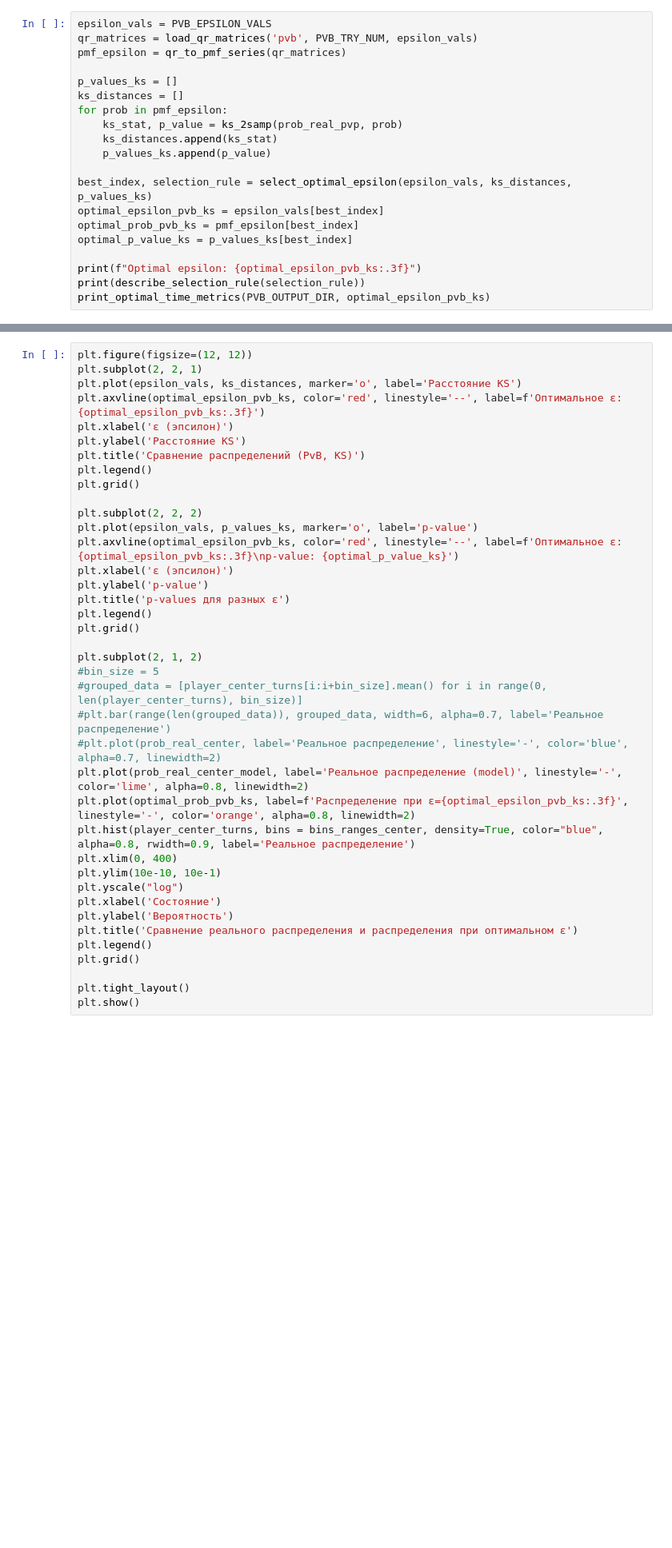
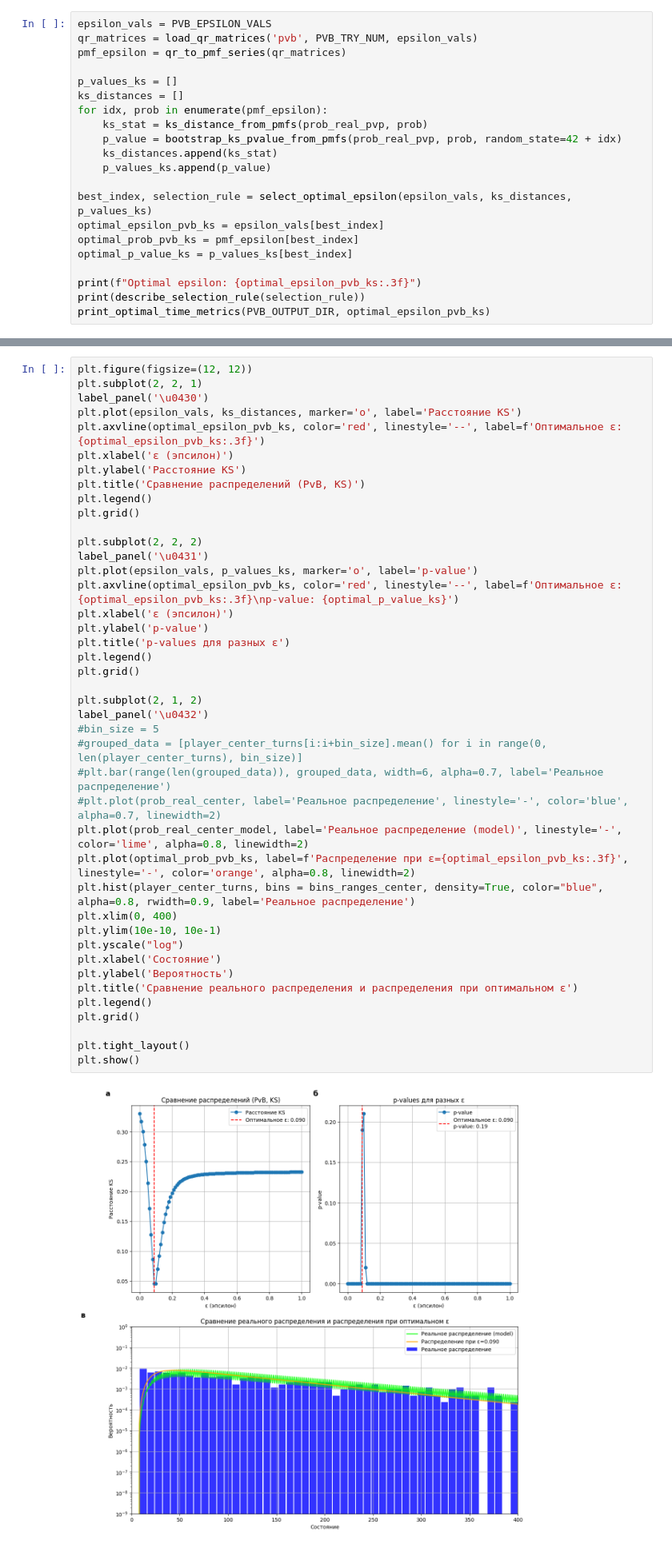
Before and after one commit to spells39/RWAnalyzer, a Jupyter notebook: src/find_opt_epsilon.ipynb, the cells around one changed output, grey strips where cells are left out. Shown at 80% size. Saved outputs shown, nothing was run; the diff lists cells and outputs as text; blank space fills up the shorter version.

```diff
--- a/src/find_opt_epsilon.ipynb
+++ b/src/find_opt_epsilon.ipynb
@@ -297,8 +413,9 @@ pmf_epsilon = qr_to_pmf_series(qr_matrices)
 
 p_values_ks = []
 ks_distances = []
-for prob in pmf_epsilon:
-    ks_stat, p_value = ks_2samp(prob_real_pvp, prob)
+for idx, prob in enumerate(pmf_epsilon):
+    ks_stat = ks_distance_from_pmfs(prob_real_pvp, prob)
+    p_value = bootstrap_ks_pvalue_from_pmfs(prob_real_pvp, prob, random_state=42 + idx)
     ks_distances.append(ks_stat)
     p_values_ks.append(p_value)
 
@@ -313,6 +435,7 @@ print_optimal_time_metrics(PVB_OUTPUT_DIR, optimal_epsilon_pvb_ks)
 # %%
 plt.figure(figsize=(12, 12))
 plt.subplot(2, 2, 1)
+label_panel('\u0430')
 plt.plot(epsilon_vals, ks_distances, marker='o', label='Расстояние KS')
 plt.axvline(optimal_epsilon_pvb_ks, color='red', linestyle='--', label=f'Оптимальное ε: {optimal_epsilon_pvb_ks:.3f}')
 plt.xlabel('ε (эпсилон)')
@@ -322,33 +445,37 @@ plt.legend()
 plt.grid()
 
 plt.subplot(2, 2, 2)
+label_panel('\u0431')
 plt.plot(epsilon_vals, p_values_ks, marker='o', label='p-value')
 plt.axvline(optimal_epsilon_pvb_ks, color='red', linestyle='--', label=f'Оптимальное ε: {optimal_epsilon_pvb_ks:.3f}\np-value: {optimal_p_value_ks}')
 plt.xlabel('ε (эпсилон)')
 plt.ylabel('p-value')
 plt.title('p-values для разных ε')
 plt.legend()
 plt.grid()
 
 plt.subplot(2, 1, 2)
+label_panel('\u0432')
 #bin_size = 5
 #grouped_data = [player_center_turns[i:i+bin_size].mean() for i in range(0, len(player_center_turns), bin_size)]
 #plt.bar(range(len(grouped_data)), grouped_data, width=6, alpha=0.7, label='Реальное распределение')
 #plt.plot(prob_real_center, label='Реальное распределение', linestyle='-', color='blue', alpha=0.7, linewidth=2)
 plt.plot(prob_real_center_model, label='Реальное распределение (model)', linestyle='-', color='lime', alpha=0.8, linewidth=2)
 plt.plot(optimal_prob_pvb_ks, label=f'Распределение при ε={optimal_epsilon_pvb_ks:.3f}', linestyle='-', color='orange', alpha=0.8, linewidth=2)
 plt.hist(player_center_turns, bins = bins_ranges_center, density=True, color="blue", alpha=0.8, rwidth=0.9, label='Реальное распределение')
 plt.xlim(0, 400)
 plt.ylim(10e-10, 10e-1)
 plt.yscale("log")
 plt.xlabel('Состояние')
 plt.ylabel('Вероятность')
 plt.title('Сравнение реального распределения и распределения при оптимальном ε')
 plt.legend()
 plt.grid()
 
 plt.tight_layout()
 plt.show()
+# %% [output]
+[figure, added]
 # %% [markdown]
 JSD-тест
 # %%
```
Also changed, not shown: parts of 32 cells of this notebook, 4 other files.
